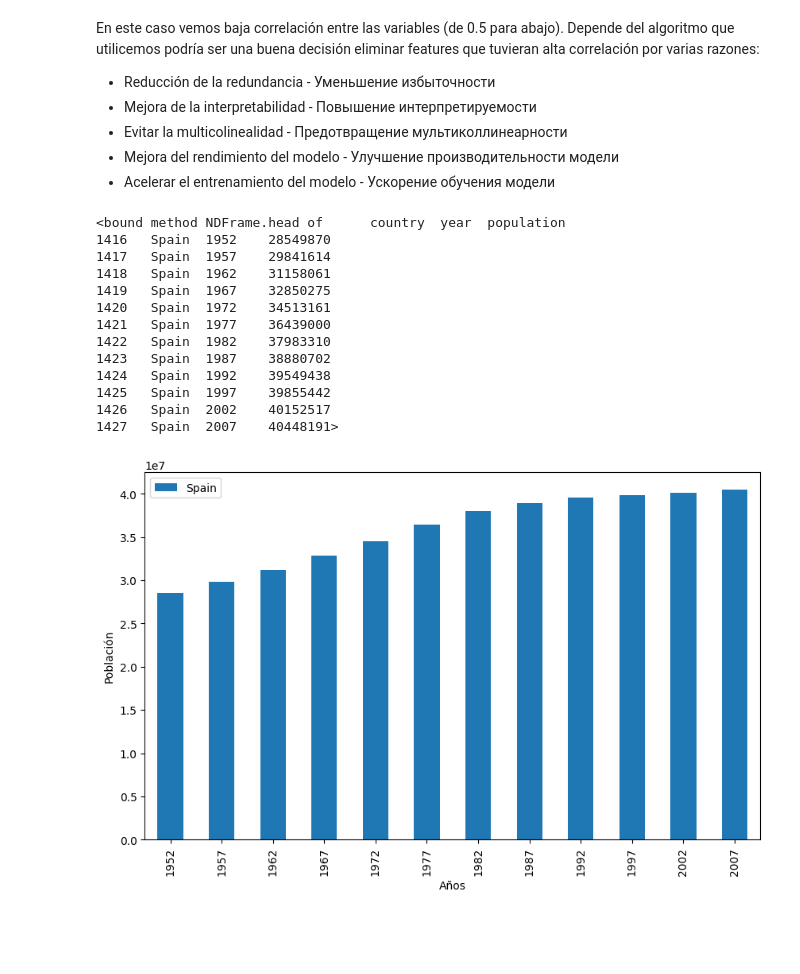
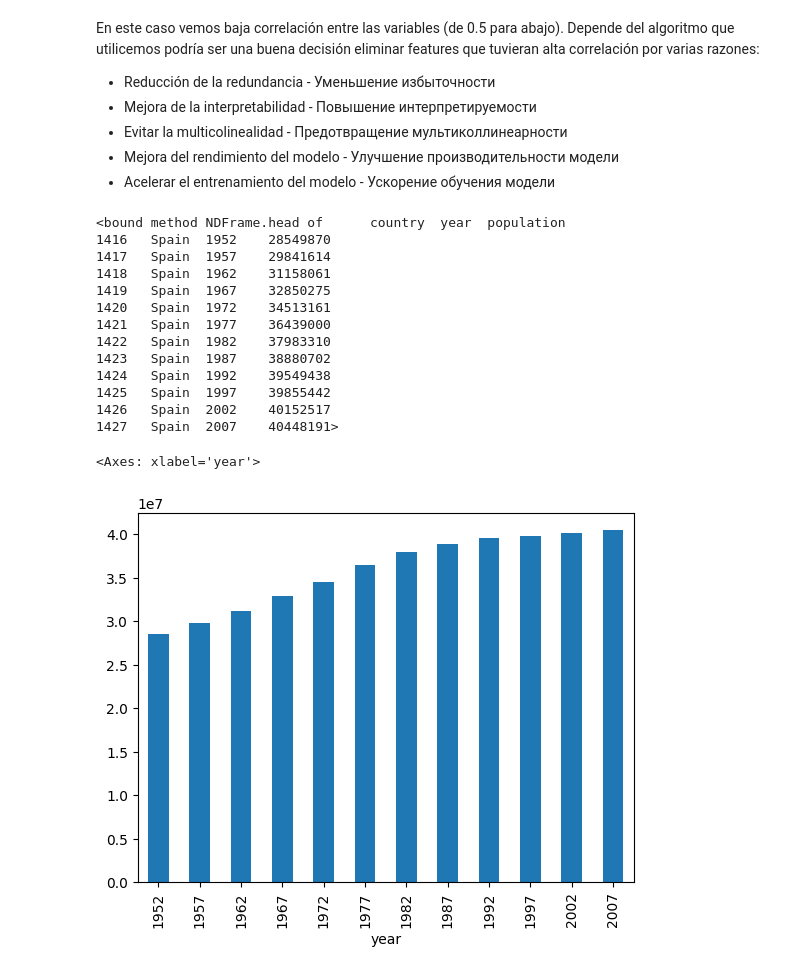
Before and after one commit to edisonc57/exercises, a Jupyter notebook: EDA.ipynb, the cells around one changed output. Saved outputs shown, nothing was run; the diff lists cells and outputs as text; code cells hidden in the pictures; blank space fills up the shorter version.

```diff
--- a/EDA.ipynb
+++ b/EDA.ipynb
@@ -167,30 +167,24 @@ En este caso vemos baja correlación entre las variables (de 0.5 para abajo). De
 df2 = pd.read_csv('/content/drive/MyDrive/countries2.csv', sep=",")
 # %%
 #de este Dataframe vamos a extraer en un nuevo dataframe los valores solo de españa para analizarlos
-
 df2_es = df2[df2['country'] =='Spain']
 print(df2_es.head)
+#Nuestro gráfico de barras, eliminando la columna país y seleccionando la columna para obtener información
+#df2_es.drop(['country'],axis=1)['population'].plot(kind='bar')
+df2_es.drop(['country'],axis=1).plot(x='year', y='population', kind='bar',legend=False)
 # %% [output]
 <bound method NDFrame.head of      country  year  population
 1416   Spain  1952    28549870
 1417   Spain  1957    29841614
 1418   Spain  1962    31158061
 1419   Spain  1967    32850275
 1420   Spain  1972    34513161
 1421   Spain  1977    36439000
 1422   Spain  1982    37983310
 1423   Spain  1987    38880702
 1424   Spain  1992    39549438
 1425   Spain  1997    39855442
 1426   Spain  2002    40152517
 1427   Spain  2007    40448191>
+<Axes: xlabel='year'>
+[figure, added]
-# %%
-#anos=df2_es["year"].unique()
-#pop_es=df2_es["population"].unique()
-Spain = df2_es.plot(x= 'year', y= "population", kind='bar',figsize= (10,6))
-Spain.set_xlabel('Años')
-Spain.set_ylabel('Población')
-Spain.legend(['Spain'])
-plt.show()
-# %% [output]
-[figure, removed]
```
Also changed, not shown: parts of 3 cells of this notebook.
